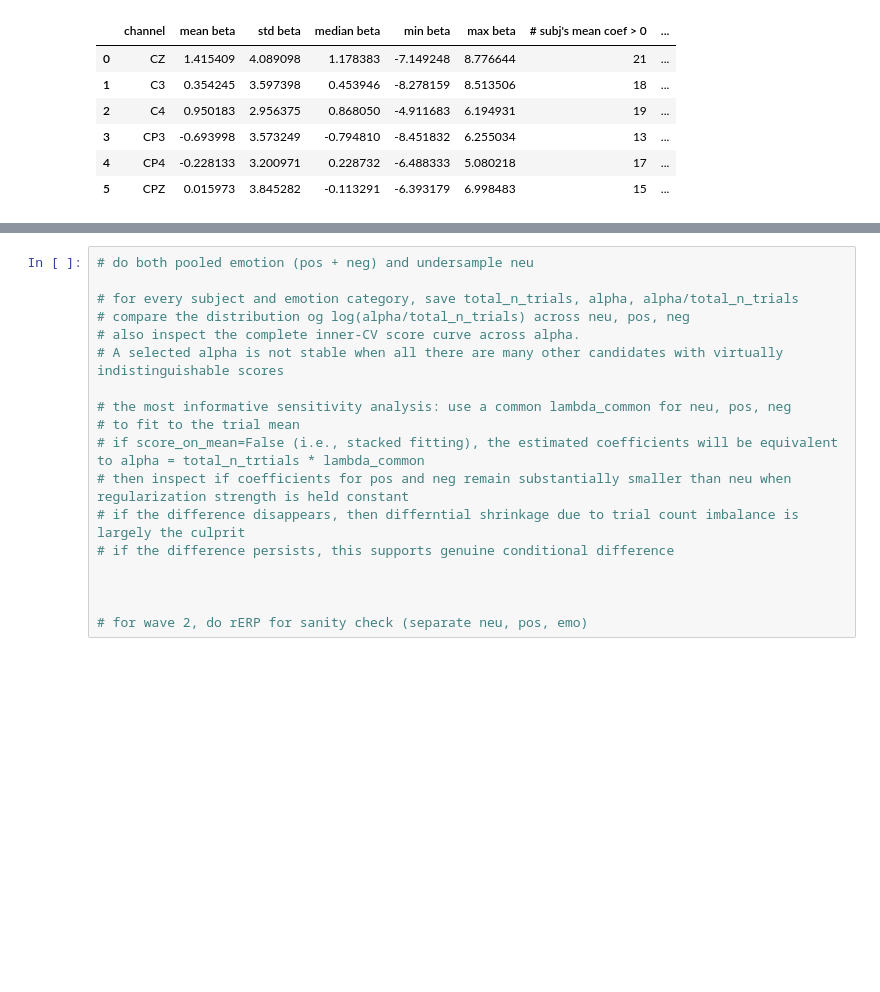
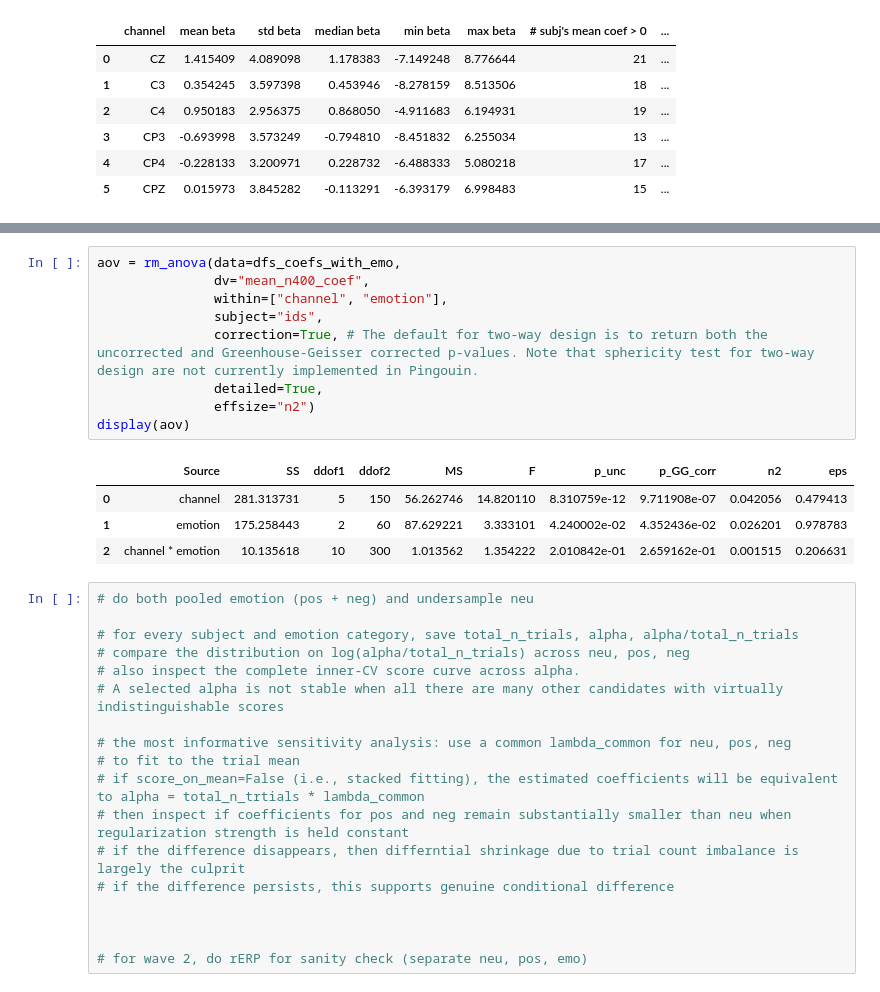
Before and after one commit to amandalin047/Updating_rERP_2023, a Jupyter notebook: deconvolution/deconv_v4.ipynb, the cells around one changed output, grey strips where cells are left out. Cells and saved outputs as stored; diff of their text form; blank space fills up the shorter version.

```diff
--- a/deconvolution/deconv_v4.ipynb
+++ b/deconvolution/deconv_v4.ipynb
@@ -1145,8 +1173,22 @@ Coefficients on a more comparable scale with a common alpha = 0.0031622776601683
+# %%
+aov = rm_anova(data=dfs_coefs_with_emo,
+               dv="mean_n400_coef",
+               within=["channel", "emotion"],
+               subject="ids",
+               correction=True, # The default for two-way design is to return both the uncorrected and Greenhouse-Geisser corrected p-values. Note that sphericity test for two-way design are not currently implemented in Pingouin.
+               detailed=True,
+               effsize="n2")
+display(aov)
+# %% [output]
+|  | Source | SS | ddof1 | ddof2 | MS | F | p_unc | p_GG_corr | n2 | eps |
+| 0 | channel | 281.313731 | 5 | 150 | 56.262746 | 14.820110 | 8.310759e-12 | 9.711908e-07 | 0.042056 | 0.479413 |
+| 1 | emotion | 175.258443 | 2 | 60 | 87.629221 | 3.333101 | 4.240002e-02 | 4.352436e-02 | 0.026201 | 0.978783 |
+| 2 | channel * emotion | 10.135618 | 10 | 300 | 1.013562 | 1.354222 | 2.010842e-01 | 2.659162e-01 | 0.001515 | 0.206631 |
 # %%
 # do both pooled emotion (pos + neg) and undersample neu
 
 # for every subject and emotion category, save total_n_trials, alpha, alpha/total_n_trials
-# compare the distribution og log(alpha/total_n_trials) across neu, pos, neg
+# compare the distribution on log(alpha/total_n_trials) across neu, pos, neg
 # also inspect the complete inner-CV score curve across alpha.
 # A selected alpha is not stable when all there are many other candidates with virtually indistinguishable scores
 
```
Also changed, not shown: parts of 2 cells of this notebook.
